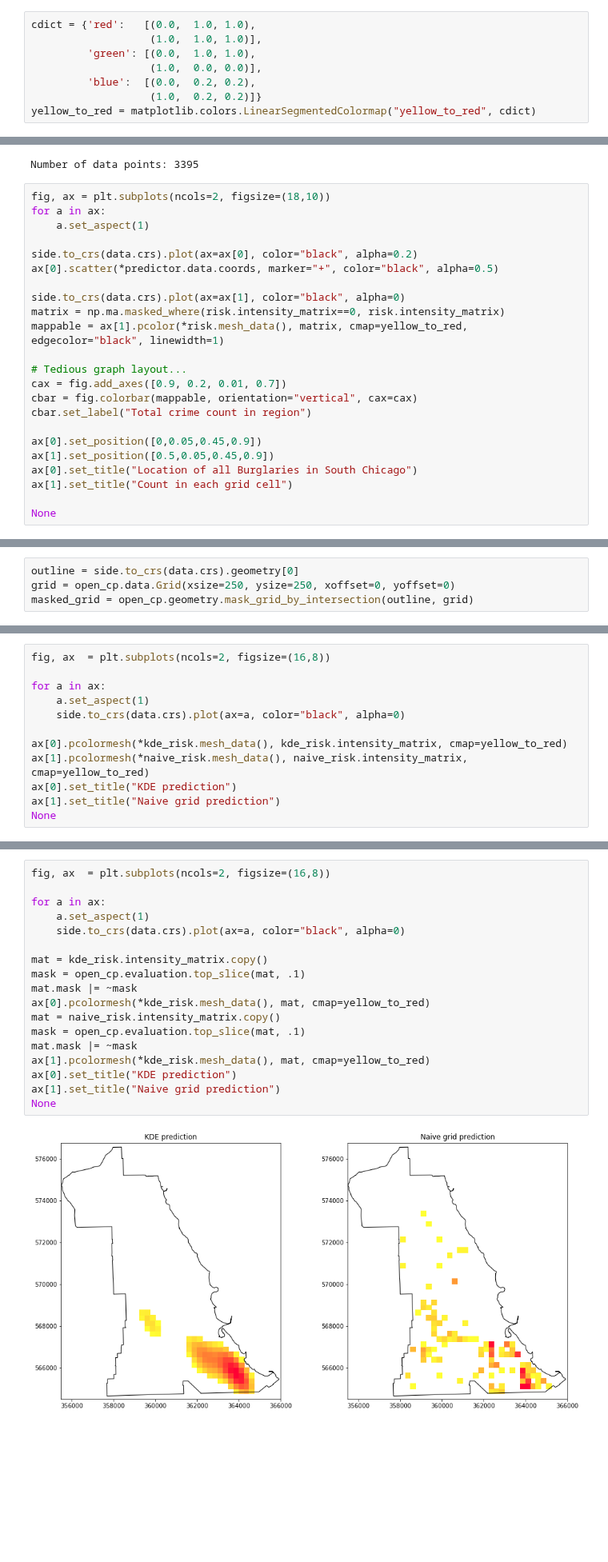
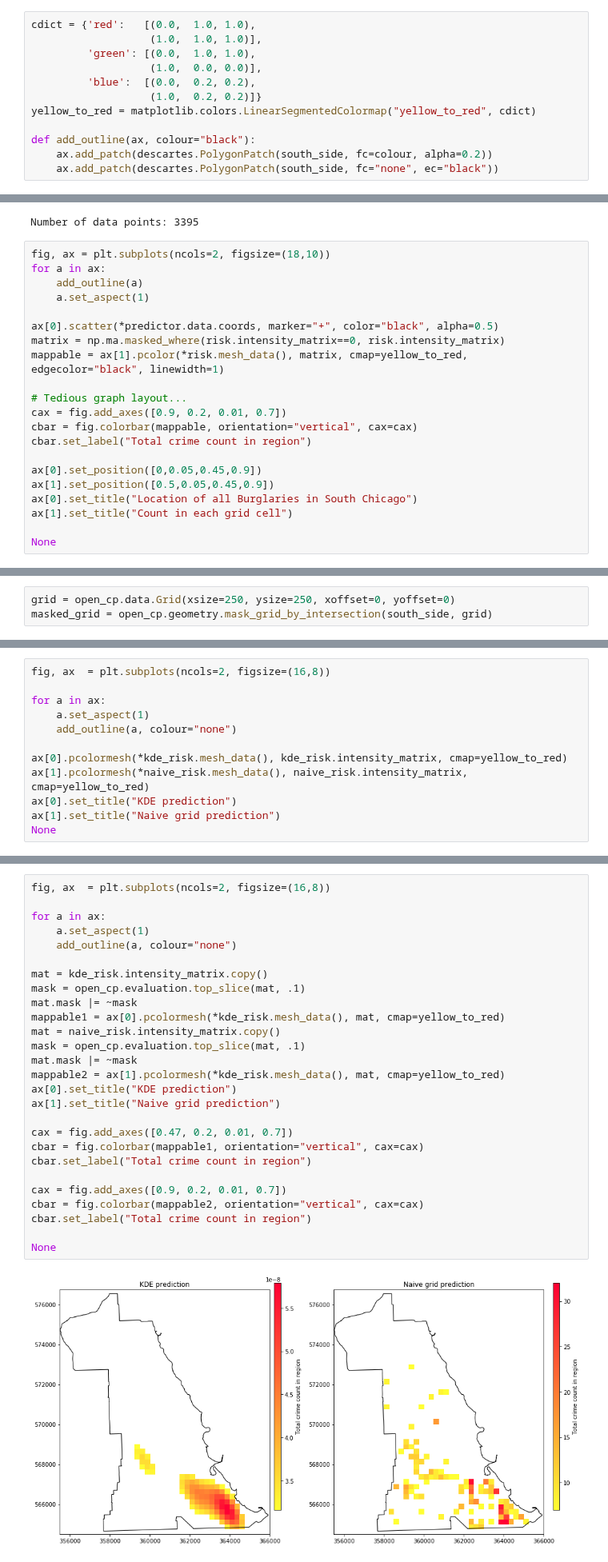
Before and after one commit to QuantCrimAtLeeds/PredictCode, a Jupyter notebook: examples/Chicago/Analysis of old data set, South side.ipynb, the cells around one changed output, grey strips where cells are left out. Shown at 80% size. Cells and saved outputs as stored; diff of their text form; blank space fills up the shorter version.

```diff
--- a/examples/Chicago/Analysis of old data set, South side.ipynb
+++ b/examples/Chicago/Analysis of old data set, South side.ipynb
@@ -57,6 +36,10 @@ cdict = {'red':   [(0.0,  1.0, 1.0),
          'blue':  [(0.0,  0.2, 0.2),
                    (1.0,  0.2, 0.2)]}
 yellow_to_red = matplotlib.colors.LinearSegmentedColormap("yellow_to_red", cdict)
+
+def add_outline(ax, colour="black"):
+    ax.add_patch(descartes.PolygonPatch(south_side, fc=colour, alpha=0.2))
+    ax.add_patch(descartes.PolygonPatch(south_side, fc="none", ec="black"))
 # %% [markdown]
 # Recreate Adepeju, Rosser and Cheng:
 
@@ -82,12 +65,10 @@ Number of data points: 3395
 # %%
 fig, ax = plt.subplots(ncols=2, figsize=(18,10))
 for a in ax:
+    add_outline(a)
     a.set_aspect(1)
 
-side.to_crs(data.crs).plot(ax=ax[0], color="black", alpha=0.2)
 ax[0].scatter(*predictor.data.coords, marker="+", color="black", alpha=0.5)
-
-side.to_crs(data.crs).plot(ax=ax[1], color="black", alpha=0)
 matrix = np.ma.masked_where(risk.intensity_matrix==0, risk.intensity_matrix)
 mappable = ax[1].pcolor(*risk.mesh_data(), matrix, cmap=yellow_to_red, edgecolor="black", linewidth=1)
 
@@ -123,6 +99,5 @@ importlib.reload(open_cp.predictors)
 # %%
-outline = side.to_crs(data.crs).geometry[0]
 grid = open_cp.data.Grid(xsize=250, ysize=250, xoffset=0, yoffset=0)
-masked_grid = open_cp.geometry.mask_grid_by_intersection(outline, grid)
+masked_grid = open_cp.geometry.mask_grid_by_intersection(south_side, grid)
 # %%
 fig, ax  = plt.subplots(figsize=(8,8))
@@ -150,7 +126,7 @@ fig, ax  = plt.subplots(ncols=2, figsize=(16,8))
 
 for a in ax:
     a.set_aspect(1)
-    side.to_crs(data.crs).plot(ax=a, color="black", alpha=0)
+    add_outline(a, colour="none")
 
 ax[0].pcolormesh(*kde_risk.mesh_data(), kde_risk.intensity_matrix, cmap=yellow_to_red)
 ax[1].pcolormesh(*naive_risk.mesh_data(), naive_risk.intensity_matrix, cmap=yellow_to_red)
@@ -166,23 +142,32 @@ Note that the scaling of colours is _not_ the same as in the above plots (it has
 # %%
 fig, ax  = plt.subplots(ncols=2, figsize=(16,8))
 
 for a in ax:
     a.set_aspect(1)
-    side.to_crs(data.crs).plot(ax=a, color="black", alpha=0)
+    add_outline(a, colour="none")
 
 mat = kde_risk.intensity_matrix.copy()
 mask = open_cp.evaluation.top_slice(mat, .1)
 mat.mask |= ~mask
-ax[0].pcolormesh(*kde_risk.mesh_data(), mat, cmap=yellow_to_red)
+mappable1 = ax[0].pcolormesh(*kde_risk.mesh_data(), mat, cmap=yellow_to_red)
 mat = naive_risk.intensity_matrix.copy()
 mask = open_cp.evaluation.top_slice(mat, .1)
 mat.mask |= ~mask
-ax[1].pcolormesh(*kde_risk.mesh_data(), mat, cmap=yellow_to_red)
+mappable2 = ax[1].pcolormesh(*kde_risk.mesh_data(), mat, cmap=yellow_to_red)
 ax[0].set_title("KDE prediction")
 ax[1].set_title("Naive grid prediction")
+
+cax = fig.add_axes([0.47, 0.2, 0.01, 0.7])
+cbar = fig.colorbar(mappable1, orientation="vertical", cax=cax)
+cbar.set_label("Total crime count in region")
+
+cax = fig.add_axes([0.9, 0.2, 0.01, 0.7])
+cbar = fig.colorbar(mappable2, orientation="vertical", cax=cax)
+cbar.set_label("Total crime count in region")
+
 None
 # %% [output]
-[figure, old version]
+[figure, new version]
 # %% [markdown]
 # Prohotspot / Retrohotspot
 
```
Also changed, not shown: parts of 32 cells of this notebook, 8 other files.
